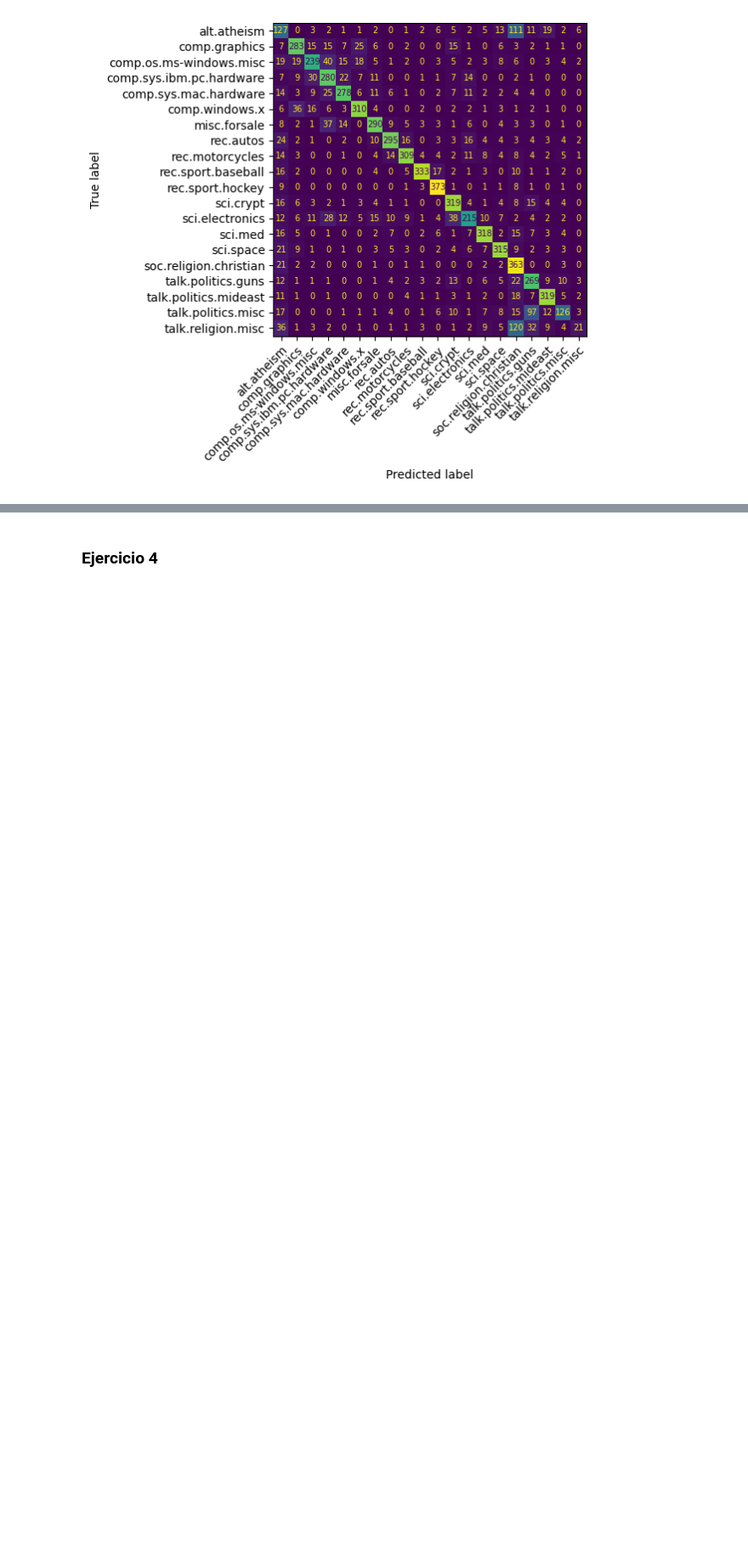
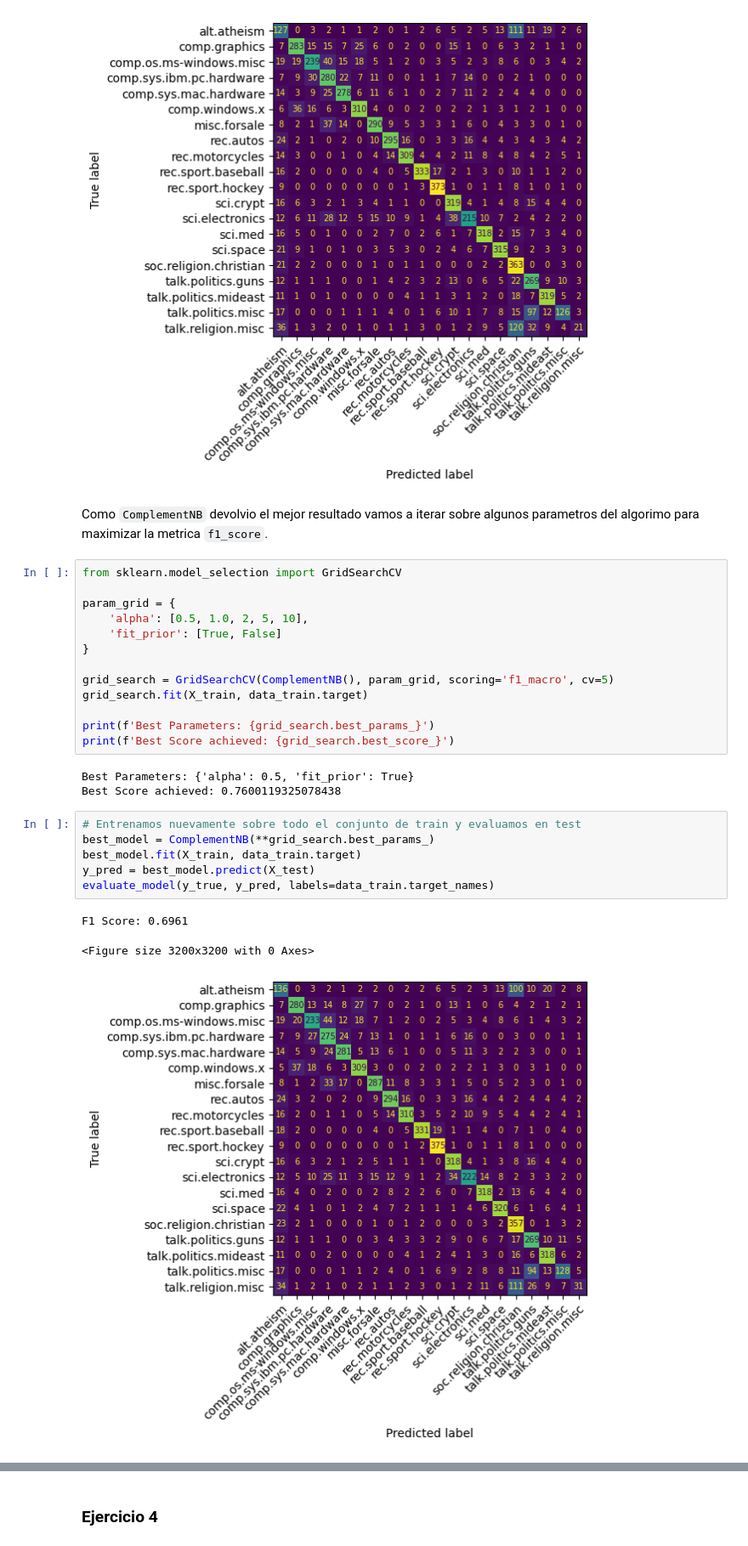
Before and after one commit to maximdorogov/fiuba-nlp, a Jupyter notebook: desafio_1/desafio_1.ipynb, the cells around one changed output, grey strips where cells are left out. Shown: that part at 85% size. Saved outputs shown, nothing was run; the diff lists cells and outputs as text; blank space fills up the shorter version.

Commit message:
grid search en bayes

```diff
--- a/desafio_1/desafio_1.ipynb
+++ b/desafio_1/desafio_1.ipynb
@@ -167,6 +167,34 @@ evaluate_model(data_test.target, model.predict(X_test), data_train.target_names)
 F1 Score: 0.6930
 <Figure size 3200x3200 with 0 Axes>
 [figure]
+# %% [markdown]
+Como `ComplementNB` devolvio el mejor resultado vamos a iterar sobre algunos parametros del algorimo para maximizar la metrica `f1_score`.
+# %%
+from sklearn.model_selection import GridSearchCV
+
+param_grid = {
+    'alpha': [0.5, 1.0, 2, 5, 10],
+    'fit_prior': [True, False]
+}
+
+grid_search = GridSearchCV(ComplementNB(), param_grid, scoring='f1_macro', cv=5)
+grid_search.fit(X_train, data_train.target)
+
+print(f'Best Parameters: {grid_search.best_params_}')
+print(f'Best Score achieved: {grid_search.best_score_}')
+# %% [output]
+Best Parameters: {'alpha': 0.5, 'fit_prior': True}
+Best Score achieved: 0.7600119325078438
+# %%
+# Entrenamos nuevamente sobre todo el conjunto de train y evaluamos en test
+best_model = ComplementNB(**grid_search.best_params_)
+best_model.fit(X_train, data_train.target)
+y_pred = best_model.predict(X_test)
+evaluate_model(y_true, y_pred, labels=data_train.target_names)
+# %% [output]
+F1 Score: 0.6961
+<Figure size 3200x3200 with 0 Axes>
+[figure, added]
 # %% [markdown]
 **Conclusiones**
 
```
Also changed, not shown: parts of 1 cell of this notebook.
